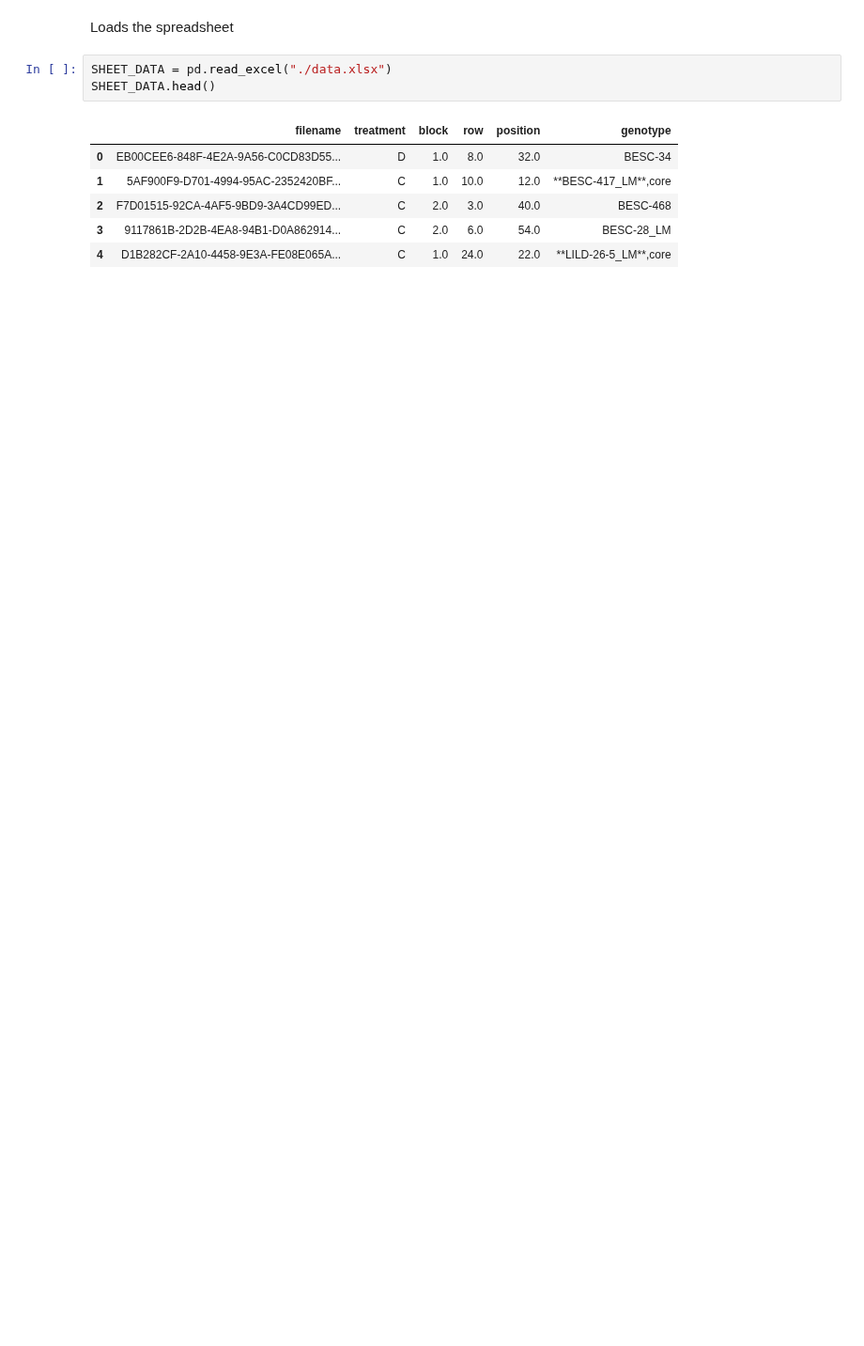
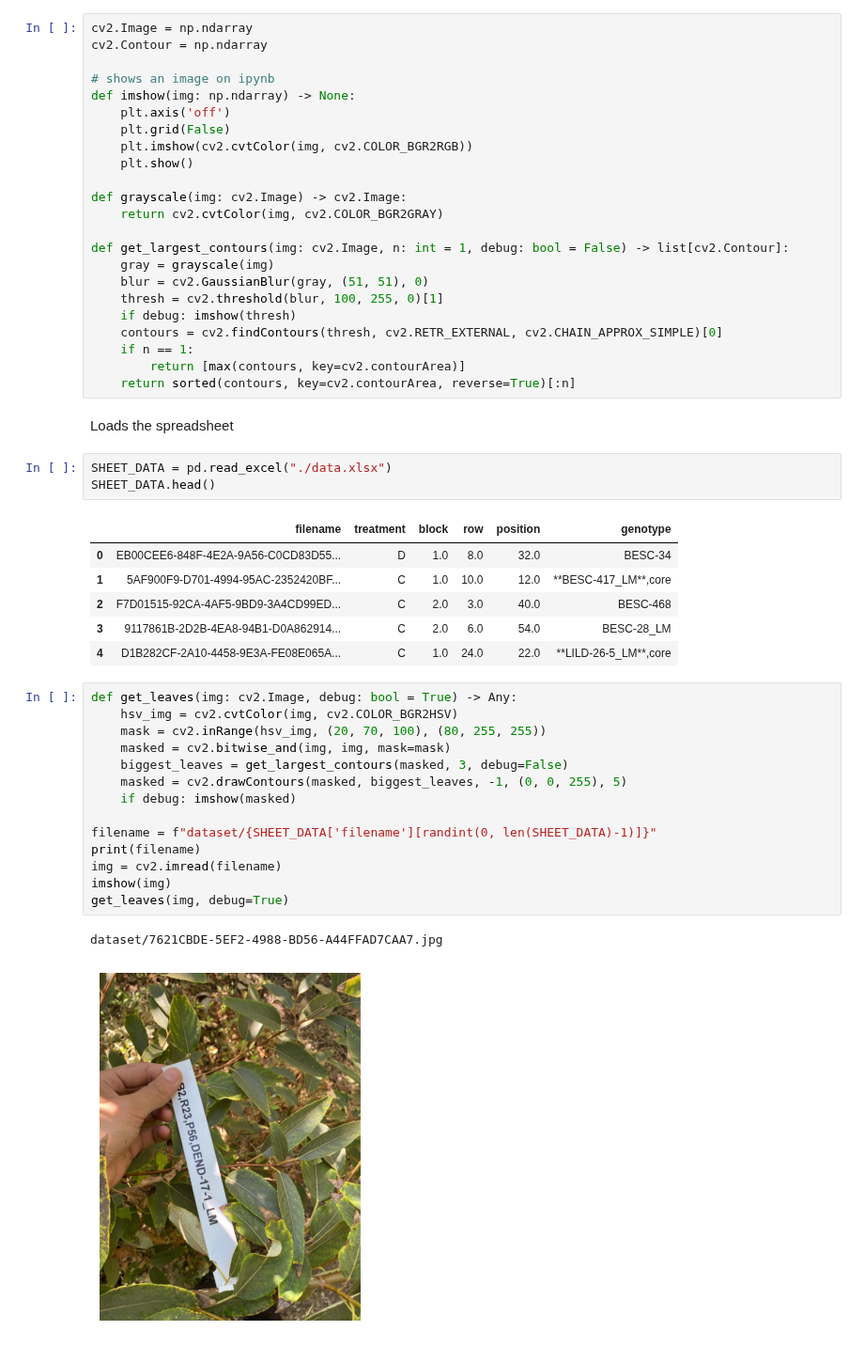
Before and after one commit to vivaansinghvi07/smoky-mountain-data-comp, a Jupyter notebook: step2.ipynb, the cells around one changed output. Shown at 94% size. Drawn from its saved outputs; the diff is of its cells as text; blank space fills up the shorter version.

```diff
--- a/step2.ipynb
+++ b/step2.ipynb
@@ -3,3 +8,26 @@ import pandas as pd
+# %%
+cv2.Image = np.ndarray
+cv2.Contour = np.ndarray
+
+# shows an image on ipynb
+def imshow(img: np.ndarray) -> None:
+    plt.axis('off')
+    plt.grid(False)
+    plt.imshow(cv2.cvtColor(img, cv2.COLOR_BGR2RGB))
+    plt.show()
+
+def grayscale(img: cv2.Image) -> cv2.Image:
+    return cv2.cvtColor(img, cv2.COLOR_BGR2GRAY)
+
+def get_largest_contours(img: cv2.Image, n: int = 1, debug: bool = False) -> list[cv2.Contour]:
+    gray = grayscale(img)
+    blur = cv2.GaussianBlur(gray, (51, 51), 0)
+    thresh = cv2.threshold(blur, 100, 255, 0)[1]
+    if debug: imshow(thresh)
+    contours = cv2.findContours(thresh, cv2.RETR_EXTERNAL, cv2.CHAIN_APPROX_SIMPLE)[0]
+    if n == 1:
+        return [max(contours, key=cv2.contourArea)]
+    return sorted(contours, key=cv2.contourArea, reverse=True)[:n]
 # %% [markdown]
 Loads the spreadsheet
 # %%
@@ -12,3 +40,20 @@ SHEET_DATA.head()
 | 2 | F7D01515-92CA-4AF5-9BD9-3A4CD99ED... | C | 2.0 | 3.0 | 40.0 | BESC-468 |
 | 3 | 9117861B-2D2B-4EA8-94B1-D0A862914... | C | 2.0 | 6.0 | 54.0 | BESC-28_LM |
 | 4 | D1B282CF-2A10-4458-9E3A-FE08E065A... | C | 1.0 | 24.0 | 22.0 | **LILD-26-5_LM**,core |
+# %%
+def get_leaves(img: cv2.Image, debug: bool = True) -> Any:
+    hsv_img = cv2.cvtColor(img, cv2.COLOR_BGR2HSV)
+    mask = cv2.inRange(hsv_img, (20, 70, 100), (80, 255, 255))
+    masked = cv2.bitwise_and(img, img, mask=mask)
+    biggest_leaves = get_largest_contours(masked, 3, debug=False)
+    masked = cv2.drawContours(masked, biggest_leaves, -1, (0, 0, 255), 5)
+    if debug: imshow(masked)
+
+filename = f"dataset/{SHEET_DATA['filename'][randint(0, len(SHEET_DATA)-1)]}"
+print(filename)
+img = cv2.imread(filename)
+imshow(img)
+get_leaves(img, debug=True)
+# %% [output]
+dataset/7621CBDE-5EF2-4988-BD56-A44FFAD7CAA7.jpg
+[figure, added]
```
Also changed, not shown: parts of 3 cells of this notebook.
